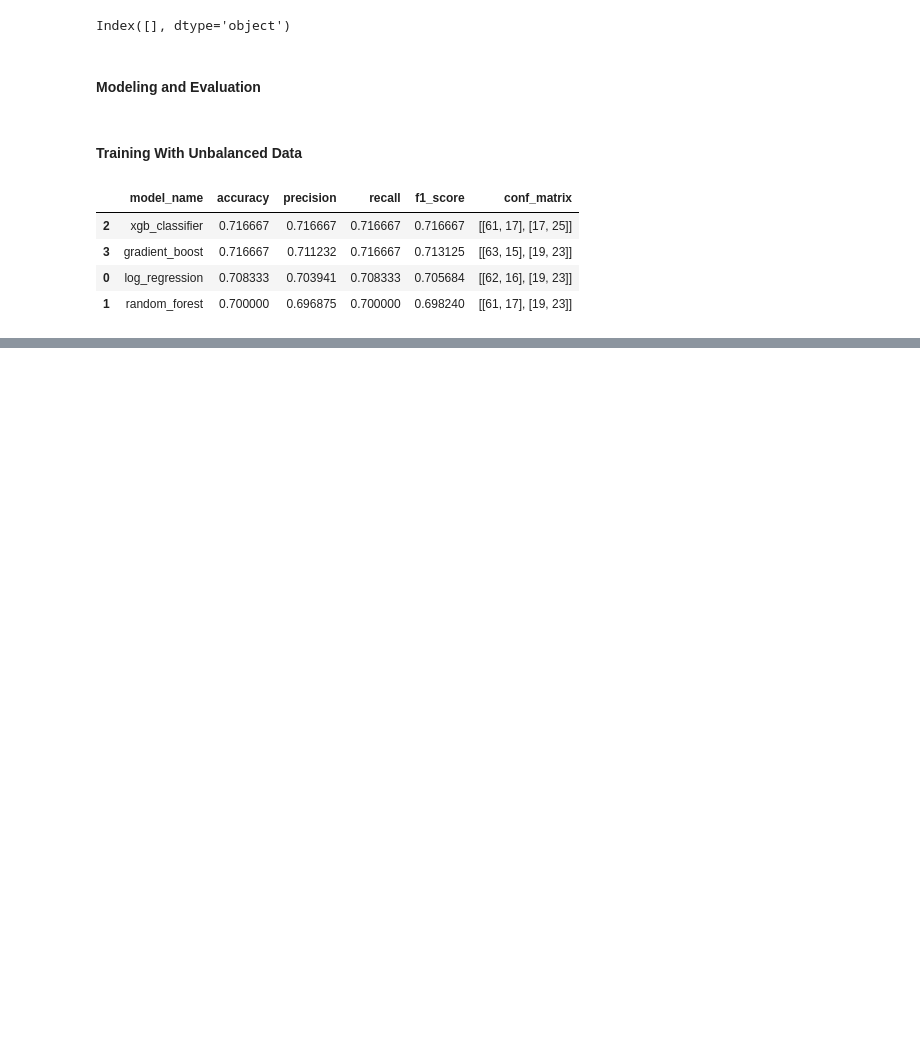
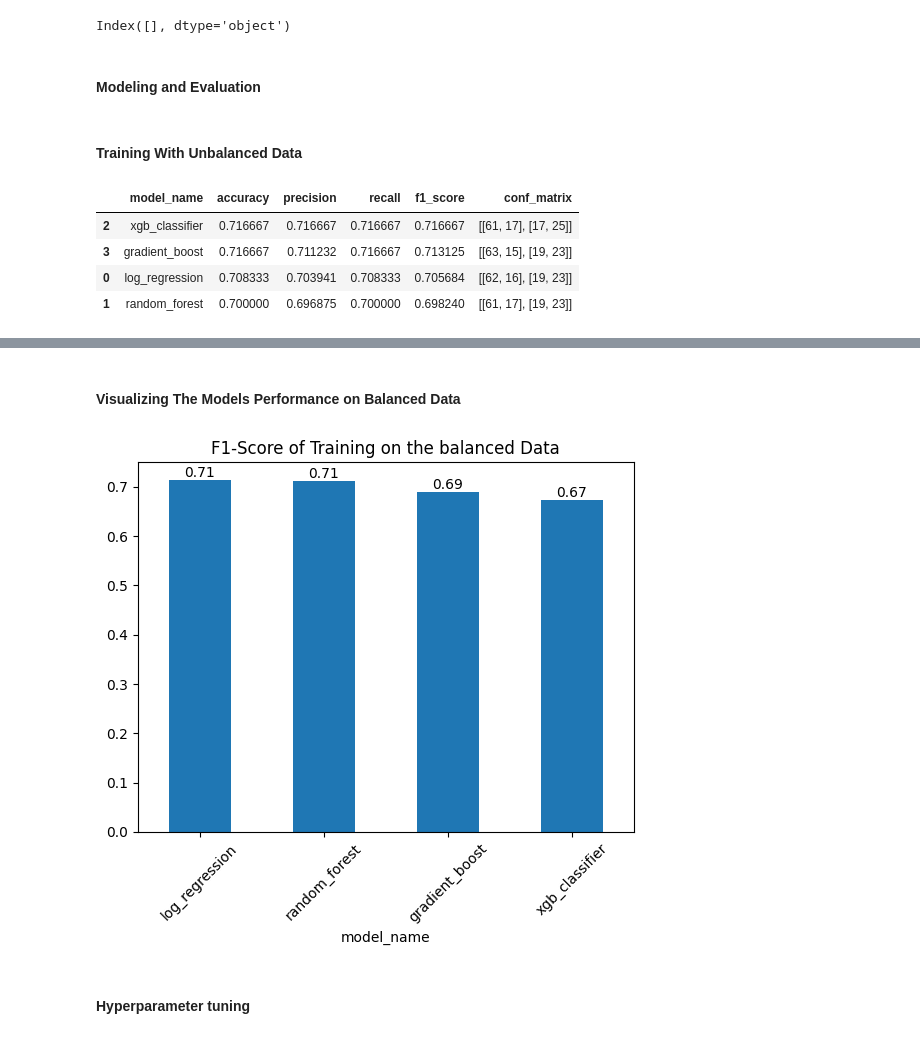
Before and after one commit to FloJoLaryea/Machine-Learning-API-using-FastAPI-with-Sepsis-Data, a Jupyter notebook: dev/sepsis_prediction.ipynb, the cells around one changed output, grey strips where cells are left out. Drawn from its saved outputs; the diff is of its cells as text; code cells hidden in the pictures; blank space fills up the shorter version.

```diff
--- a/dev/sepsis_prediction.ipynb
+++ b/dev/sepsis_prediction.ipynb
@@ -630,0 +646,15 @@ balanced_metrics_df
+# %% [markdown]
+#### Visualizing The Models Performance on Balanced Data
+# %%
+balanced_metrics_df.set_index("model_name",inplace=True)
+bar = balanced_metrics_df["f1_score"].plot(kind="bar")
+# add data labels
+for i,v in enumerate(balanced_metrics_df["f1_score"]):
+    bar.text(i,v, str(round(v,2)), ha="center", va="bottom")
+plt.title("F1-Score of Training on the balanced Data")
+plt.xticks(rotation = 45)
+plt.show()
+# %% [output]
+[figure, added]
+# %% [markdown]
+#### Hyperparameter tuning
```
Also changed, not shown: parts of 23 cells of this notebook.
